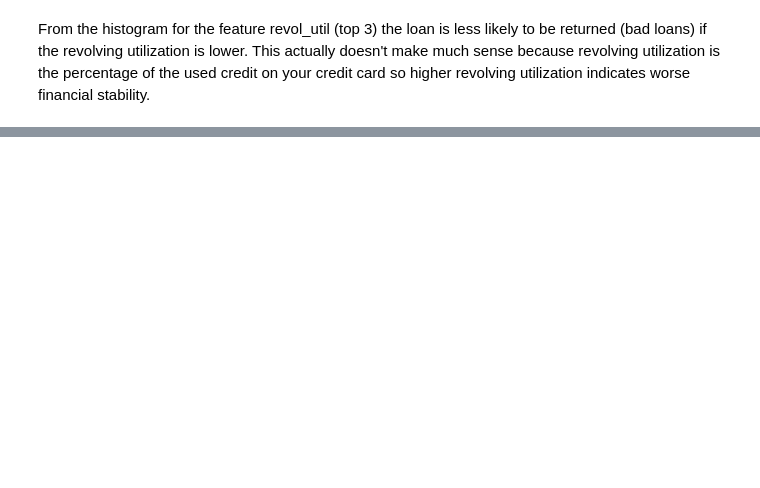
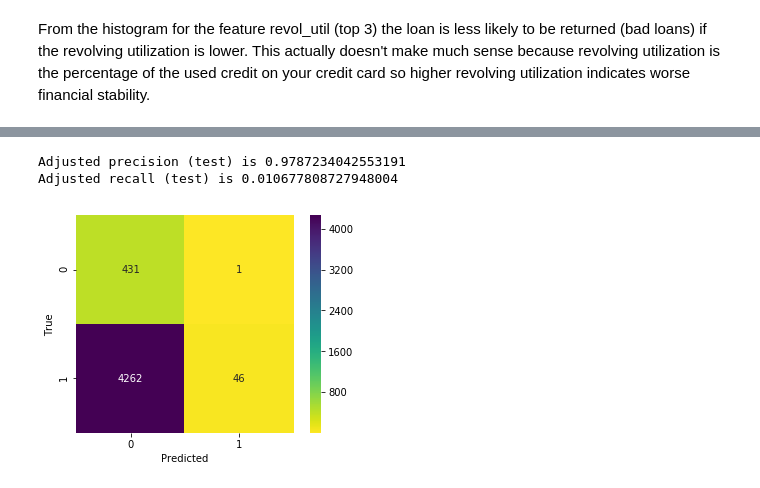
Before and after one commit to stellazhu31/Minimizing-risks-for-loan-investment, a Jupyter notebook: Minimizing_Risks_for_Loan.ipynb, the cells around one changed output, grey strips where cells are left out. Saved outputs shown, nothing was run; the diff lists cells and outputs as text; code cells hidden in the pictures; blank space fills up the shorter version.

```diff
--- a/Minimizing_Risks_for_Loan.ipynb
+++ b/Minimizing_Risks_for_Loan.ipynb
@@ -459,0 +483,16 @@ From the histogram for the feature revol_util (top 3) the loan is less likely to
+# %%
+y_proba_test = model.predict_proba(pool_test)[:, 1]
+y_adj_test = (y_proba_test > t_adj_val).astype(int)
+p_adj_test = precision_score(y_test, y_adj_test)
+r_adj_test = recall_score(y_test, y_adj_test)
+print 'Adjusted precision (test) is', p_adj_test, ''
+print 'Adjusted recall (test) is', r_adj_test
+
+cm_test = confusion_matrix(y_test, y_adj_test)
+ax = sns.heatmap(cm_test, cmap='viridis_r', annot=True, fmt='d', square=True)
+ax.set_xlabel('Predicted')
+ax.set_ylabel('True');
+# %% [output]
+Adjusted precision (test) is 0.9787234042553191
+Adjusted recall (test) is 0.010677808727948004
+[figure, added]
```
Also changed, not shown: parts of 4 cells of this notebook.
